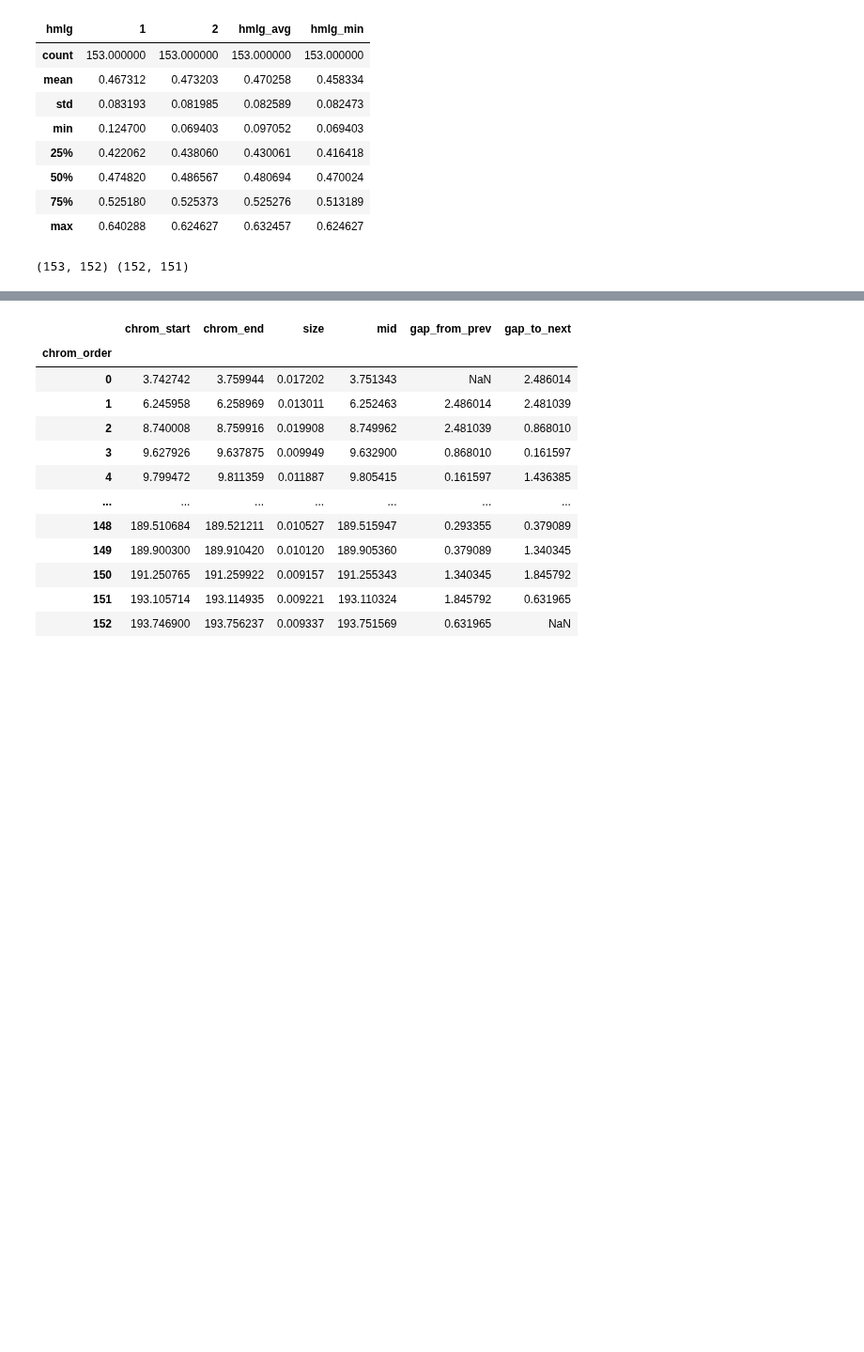
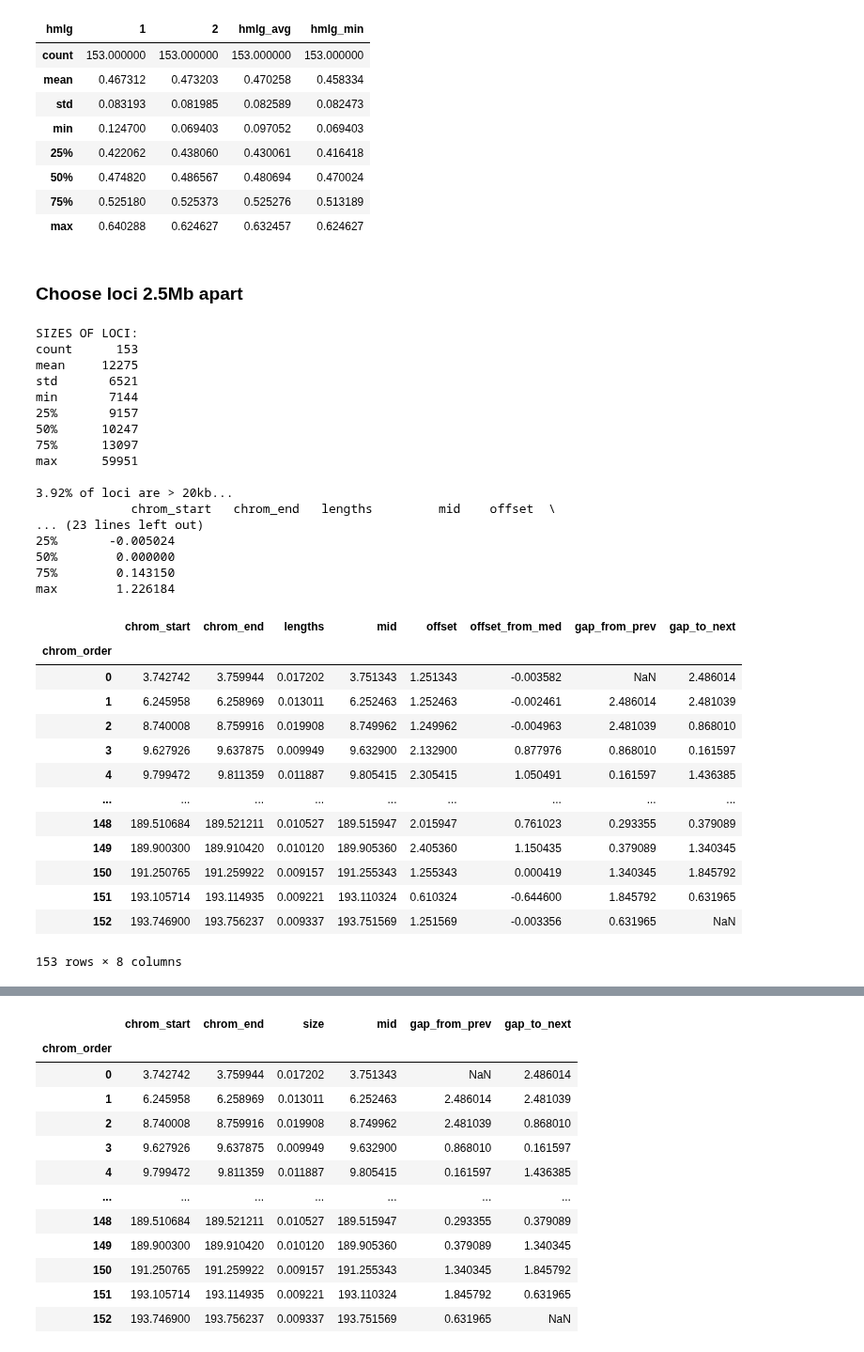
Before and after one commit to gesinecauer/Chromatin_Analysis_MOp, a Jupyter notebook: jupyter/parse_dna_merfish.ipynb, the cells around one changed output, grey strips where cells are left out. Shown at 94% size. Drawn from its saved outputs; the diff is of its cells as text; code cells hidden in the pictures; blank space fills up the shorter version.

Commit message:
get evenly spaced loci per chrom

```diff
--- a/jupyter/parse_dna_merfish.ipynb
+++ b/jupyter/parse_dna_merfish.ipynb
@@ -1341,8 +1341,78 @@ cov_desc
 | 50% | 0.474820 | 0.486567 | 0.480694 | 0.470024 |
 | 75% | 0.525180 | 0.525373 | 0.525276 | 0.513189 |
 | max | 0.640288 | 0.624627 | 0.632457 | 0.624627 |
-# %%
-idx = np.where(loci.index.values[1:] - loci.index.values[:-1] == 1)[0]
-print((len(loci), loci.index.max()), (len(idx), idx.max()))
-# %% [output]
-(153, 152) (152, 151)
+# %% [markdown]
+### Choose loci 2.5Mb apart
+# %%
+chrom = '1'
+spacing = 2.5  # Mb
+
+loci = df.loc[df.chrom == chrom, ['chrom_order', 'chrom_start', 'chrom_end']].drop_duplicates().set_index('chrom_order').sort_index() / 1e6
+loci['lengths'] = loci.chrom_end - loci.chrom_start
+loci['mid'] = loci[['chrom_start', 'chrom_end']].mean(axis=1)
+loci['offset'] = loci.mid % spacing
+loci['offset_from_med'] = loci.offset - loci.offset.median()
+
+# # Add missing loci
+# idx_all = np.arange(loci.index.min(), loci.index.max() + 1)
+# idx_missing = idx_all[~np.isin(idx_all, loci.index)]
+# if idx_missing.size:
+#     loci_missing = pd.DataFrame(index=idx_missing, columns=loci.columns)
+#     loci = pd.concat([loci, loci_missing]).sort_index()
+
+
+def get_gaps_by_mids(df):
+    df['gap_from_prev'] = np.nan
+    df['gap_to_next'] = np.nan
+
+    idx = df.index.values
+    vals = df.loc[idx[1:], 'mid'].values - df.loc[idx[:-1], 'mid'].values
+    df.loc[idx[1:], 'gap_from_prev'] = vals
+    df.loc[idx[:-1], 'gap_to_next'] = vals
+
+    return df
+
+loci = get_gaps(loci)
+
+print("\nSIZES OF LOCI:")
+print(((loci.lengths * 1e6).describe()).round().astype(int).to_string())
+print(f"\n{(loci.lengths > .02).sum() / len(loci) * 100:.3g}% of loci are > 20kb...")
+print(loci[loci.lengths > 0.02])
+
+
+print("\n\nLOCI OFFSETS (compared to median offset):")
+print((loci.offset_from_med).describe().to_string())
+
+loci
+# %% [output]
+SIZES OF LOCI:
+count      153
+mean     12275
+std       6521
+min       7144
+25%       9157
+50%      10247
+75%      13097
+max      59951
+
+3.92% of loci are > 20kb...
+             chrom_start   chrom_end   lengths         mid    offset  \
+... (23 lines left out)
+25%       -0.005024
+50%        0.000000
+75%        0.143150
+max        1.226184
+|  | chrom_start | chrom_end | lengths | mid | offset | offset_from_med | gap_from_prev | gap_to_next |
+| chrom_order |  |  |  |  |  |  |  |  |
+| 0 | 3.742742 | 3.759944 | 0.017202 | 3.751343 | 1.251343 | -0.003582 | NaN | 2.486014 |
+| 1 | 6.245958 | 6.258969 | 0.013011 | 6.252463 | 1.252463 | -0.002461 | 2.486014 | 2.481039 |
+| 2 | 8.740008 | 8.759916 | 0.019908 | 8.749962 | 1.249962 | -0.004963 | 2.481039 | 0.868010 |
+| 3 | 9.627926 | 9.637875 | 0.009949 | 9.632900 | 2.132900 | 0.877976 | 0.868010 | 0.161597 |
+| 4 | 9.799472 | 9.811359 | 0.011887 | 9.805415 | 2.305415 | 1.050491 | 0.161597 | 1.436385 |
+| ... | ... | ... | ... | ... | ... | ... | ... | ... |
+| 148 | 189.510684 | 189.521211 | 0.010527 | 189.515947 | 2.015947 | 0.761023 | 0.293355 | 0.379089 |
+| 149 | 189.900300 | 189.910420 | 0.010120 | 189.905360 | 2.405360 | 1.150435 | 0.379089 | 1.340345 |
+| 150 | 191.250765 | 191.259922 | 0.009157 | 191.255343 | 1.255343 | 0.000419 | 1.340345 | 1.845792 |
+| 151 | 193.105714 | 193.114935 | 0.009221 | 193.110324 | 0.610324 | -0.644600 | 1.845792 | 0.631965 |
+| 152 | 193.746900 | 193.756237 | 0.009337 | 193.751569 | 1.251569 | -0.003356 | 0.631965 | NaN |
+153 rows × 8 columns
```
Also changed, not shown: parts of 7 cells of this notebook.
